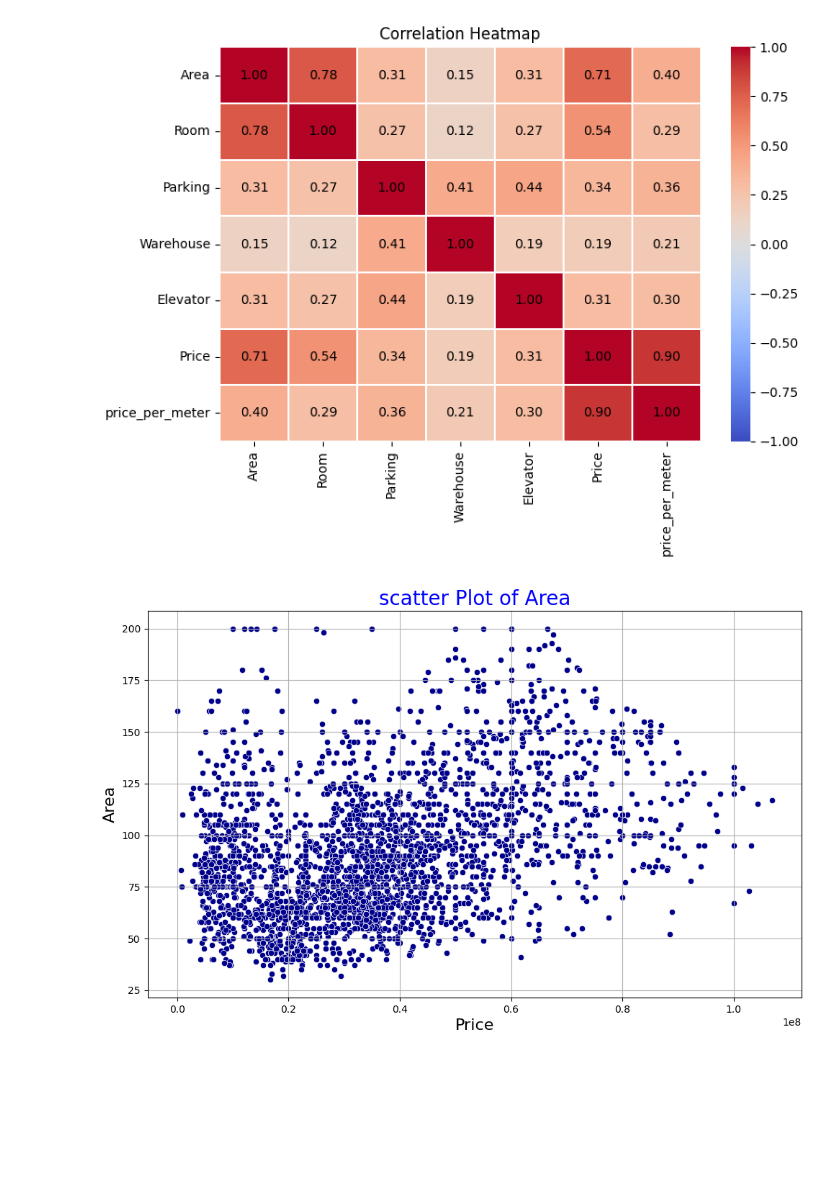
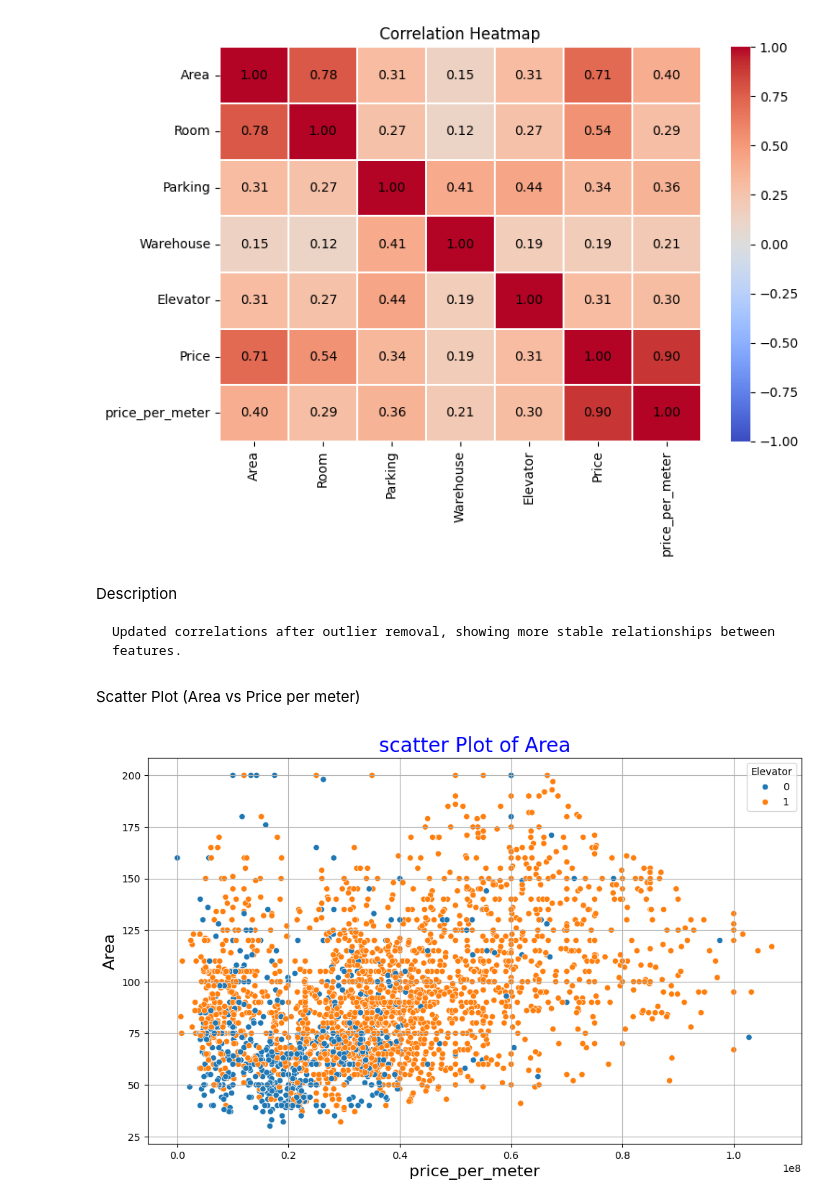
Before and after one commit to sajjadkhazaei/house-prices-in-tehran, a Jupyter notebook: house prices.ipynb, the cells around one changed output. Saved outputs shown, nothing was run; the diff lists cells and outputs as text; code cells hidden in the pictures; blank space fills up the shorter version.

```diff
--- a/house prices.ipynb
+++ b/house prices.ipynb
@@ -184,14 +188,14 @@ Description
 import matplotlib.pyplot as plt
 import seaborn as sns
 
-features = ['Room', 'Parking', 'Warehouse', 'Elevator']
+features = ['Room', 'Parking', 'Warehouse']
 
-plt.figure(figsize=(18, 8))
+plt.figure(figsize=(18, 4))
 
 for i, col in enumerate(features, 1):
     if col in df.columns:
-        plt.subplot(2, 2, i)
-        sns.countplot(data=df, x=col, palette='viridis')
+        plt.subplot(1, 3, i)
+        sns.countplot(data=df, x=col,hue='Elevator' ,palette='viridis')
         plt.title(f'Count Plot of {col}', fontsize=11)
         plt.xlabel(col)
         plt.ylabel('Count')
@@ -372,19 +371,25 @@ else:
     print('Not enough numeric columns for a correlation heatmap.')
 # %% [output]
 [figure]
+# %% [markdown]
+Description
+
+    Updated correlations after outlier removal, showing more stable relationships between features.
+# %% [markdown]
+Scatter Plot (Area vs Price per meter)
 # %%
 
 features = ['Area']
 
 plt.figure(figsize=(10,30))
 for idx, column in enumerate(features):
     plt.subplot(5, 1,  idx + 1)
-    sns.scatterplot(x = df_no_outliers['price_per_meter'], y=df_no_outliers[column] , data = df, color='darkblue')
+    sns.scatterplot(x = df_no_outliers['price_per_meter'], y=df_no_outliers[column],hue='Elevator' , data = df_no_outliers, color='darkblue')
     plt.title(f'scatter Plot of {column}', color='blue', fontsize=20)
-    plt.xlabel('Price', fontsize=16)
+    plt.xlabel('price_per_meter', fontsize=16)
     plt.ylabel(column, fontsize=16)
     plt.grid()
 plt.tight_layout()
 plt.show()
 # %% [output]
-[figure, old version]
+[figure, new version]
```
Also changed, not shown: parts of 18 cells of this notebook.
